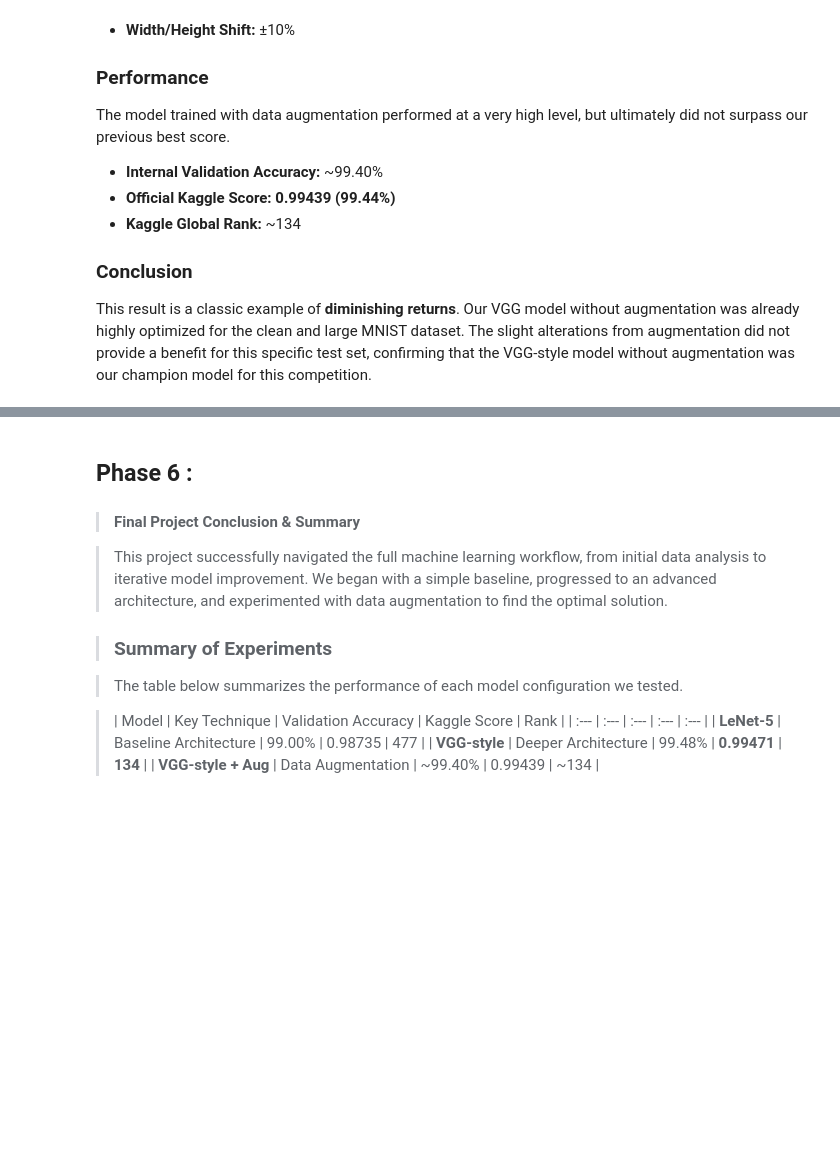
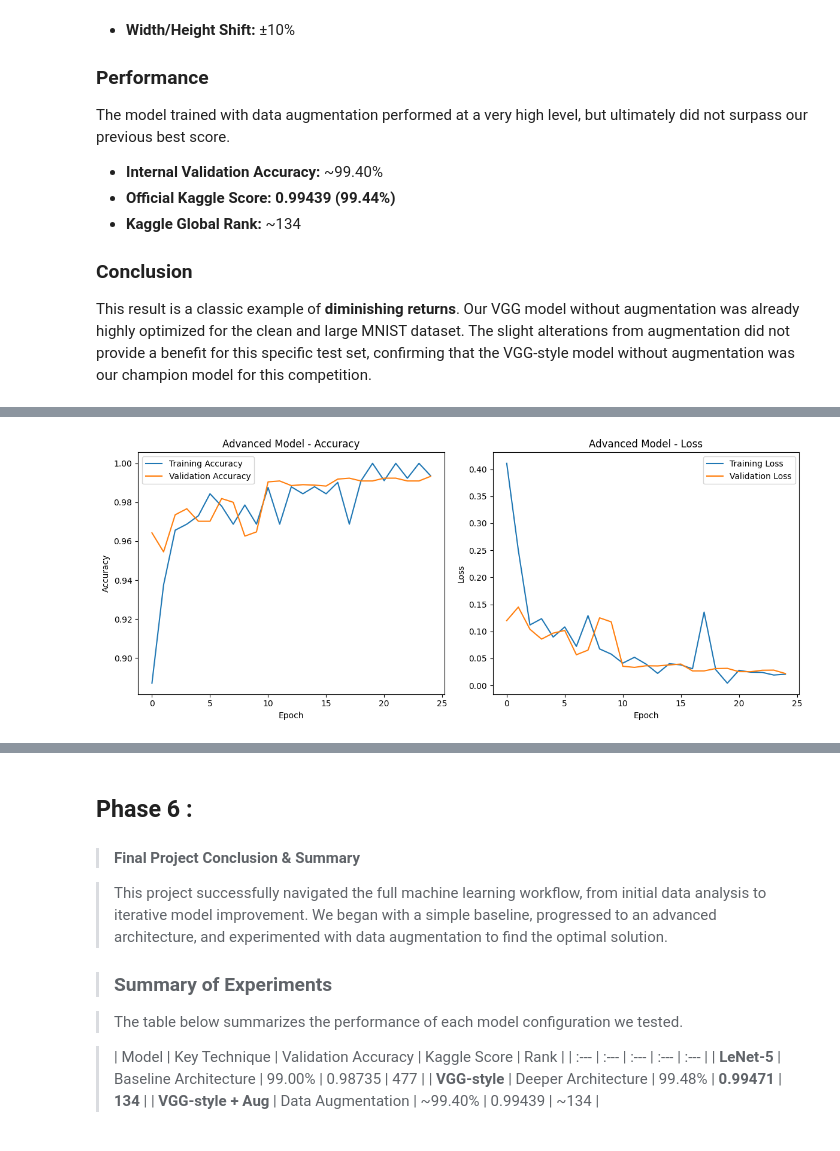
Before and after one commit to Devesh-Daku/Digit-Classifier, a Jupyter notebook: digit-recognizer.ipynb, the cells around one changed output, grey strips where cells are left out. Saved outputs shown, nothing was run; the diff lists cells and outputs as text; code cells hidden in the pictures; blank space fills up the shorter version.

Commit message:
added more computational vgg model

```diff
--- a/digit-recognizer.ipynb
+++ b/digit-recognizer.ipynb
@@ -804,0 +852,6 @@ This result is a classic example of **diminishing returns**. Our VGG model witho
+# %%
+resnet_model.compile(optimizer='adam',
+                     loss='categorical_crossentropy',
+                     metrics=['accuracy'])
+
+resnet_model.summary() ## get summary
@@ -804,0 +880,8 @@ This result is a classic example of **diminishing returns**. Our VGG model witho
+# %%
+resnet_history = resnet_model.fit(
+    datagen.flow(X_train, y_train, batch_size=64), # Using augmented data is good for ResNet
+    epochs=25,
+    validation_data=(X_val, y_val),
+    steps_per_epoch=len(X_train) // 64,
+    callbacks=[learning_rate_reduction]
+)
@@ -804,0 +917,24 @@ This result is a classic example of **diminishing returns**. Our VGG model witho
+# %%
+plt.figure(figsize=(12, 5))
+
+plt.subplot(1, 2, 1)
+plt.plot(resnet_history.history['accuracy'], label='Training Accuracy')
+plt.plot(resnet_history.history['val_accuracy'], label='Validation Accuracy')
+plt.title('Advanced Model - Accuracy')
+plt.xlabel('Epoch')
+plt.ylabel('Accuracy')
+plt.legend()
+
+# --- 2. Plot Training & Validation Loss ---
+plt.subplot(1, 2, 2)
+plt.plot(resnet_history.history['loss'], label='Training Loss')
+plt.plot(resnet_history.history['val_loss'], label='Validation Loss')
+plt.title('Advanced Model - Loss')
+plt.xlabel('Epoch')
+plt.ylabel('Loss')
+plt.legend()
+
+plt.tight_layout()
+plt.show()
+# %% [output]
+[figure, added]
```
Also changed, not shown: parts of 37 cells of this notebook.
